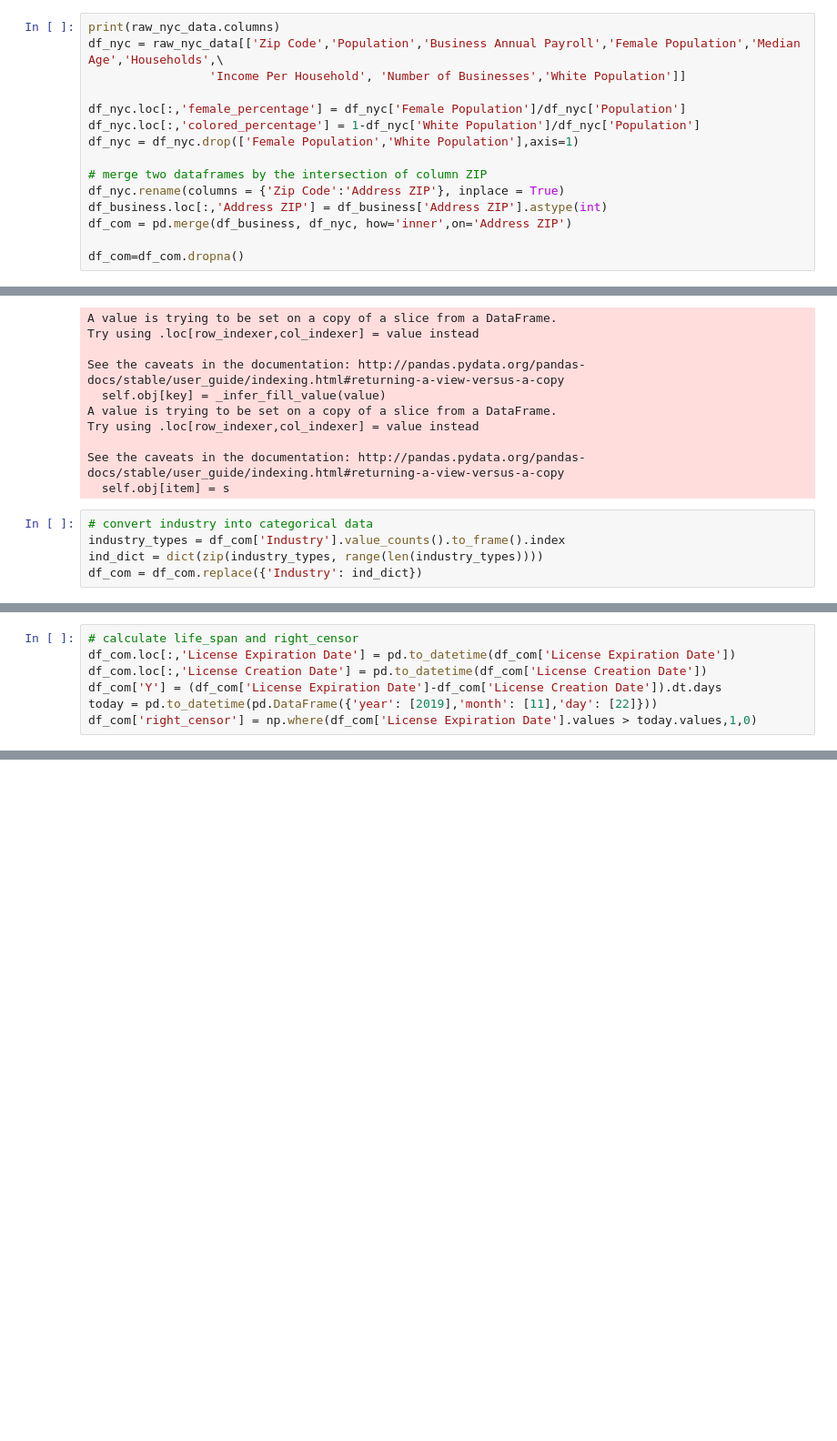
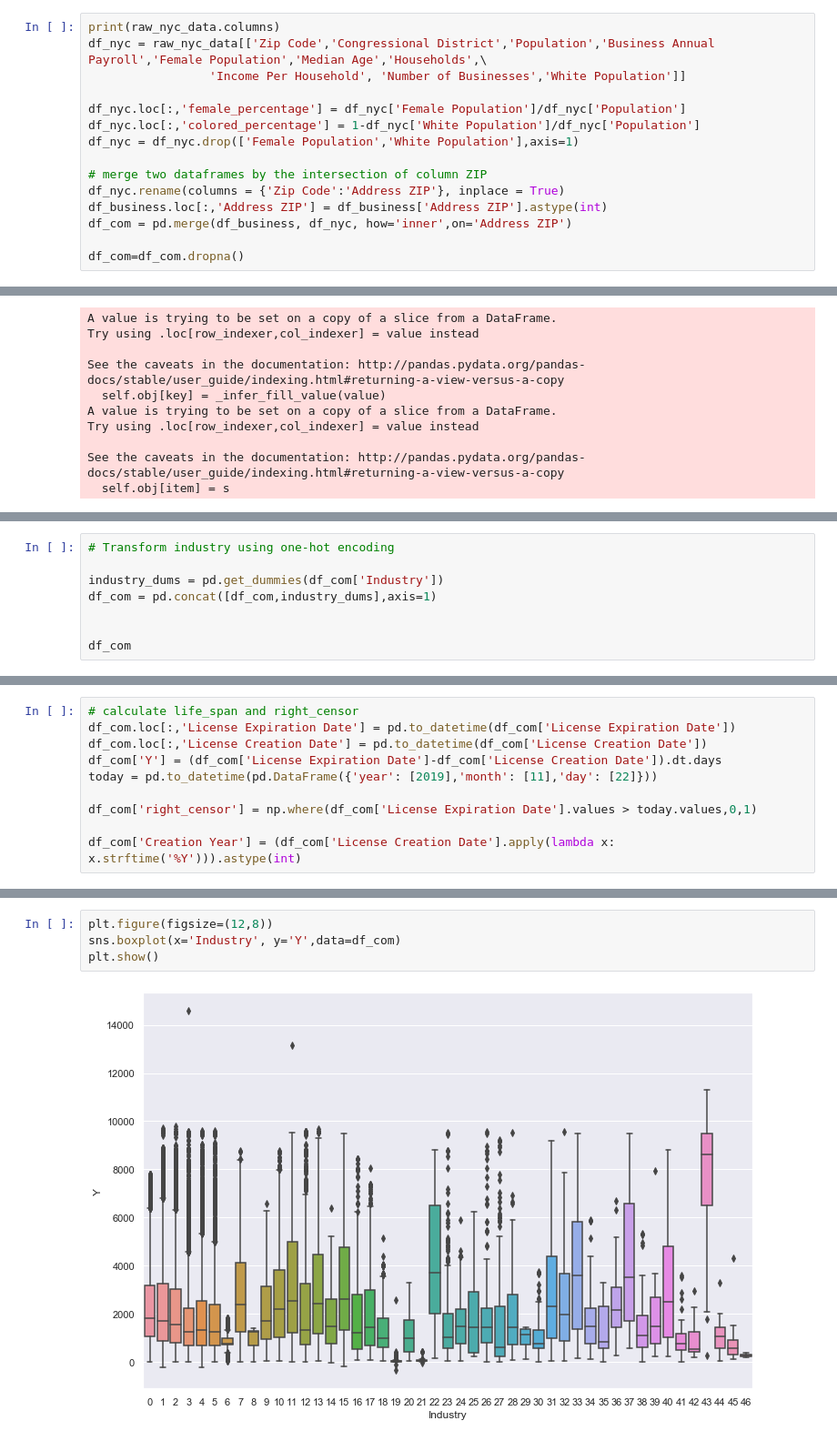
Before and after one commit to ccpokxii/NYC-Company-Survival-Analysis, a Jupyter notebook: Cox_regression.ipynb, the cells around one changed output, grey strips where cells are left out. Shown at 91% size. Drawn from its saved outputs; the diff is of its cells as text; blank space fills up the shorter version.

```diff
--- a/Cox_regression.ipynb
+++ b/Cox_regression.ipynb
@@ -23,7 +40,7 @@ df_business = df_business[['License Expiration Date','License Status', 'License
 df_business = df_business.dropna()
 # %%
 print(raw_nyc_data.columns)
-df_nyc = raw_nyc_data[['Zip Code','Population','Business Annual Payroll','Female Population','Median Age','Households',\
+df_nyc = raw_nyc_data[['Zip Code','Congressional District','Population','Business Annual Payroll','Female Population','Median Age','Households',\
                  'Income Per Household', 'Number of Businesses','White Population']]
 
 df_nyc.loc[:,'female_percentage'] = df_nyc['Female Population']/df_nyc['Population']
@@ -66,8 +83,3 @@ Try using .loc[row_indexer,col_indexer] = value instead
 
 See the caveats in the documentation: http://pandas.pydata.org/pandas-docs/stable/user_guide/indexing.html#returning-a-view-versus-a-copy
   self.obj[item] = s
-# %%
-# convert industry into categorical data
-industry_types = df_com['Industry'].value_counts().to_frame().index
-ind_dict = dict(zip(industry_types, range(len(industry_types))))
-df_com = df_com.replace({'Industry': ind_dict})
@@ -73,0 +98,8 @@ df_com = df_com.replace({'Industry': ind_dict})
+# %%
+# Transform industry using one-hot encoding
+
+industry_dums = pd.get_dummies(df_com['Industry'])
+df_com = pd.concat([df_com,industry_dums],axis=1)
+
+
+df_com
@@ -77,4 +123,7 @@ df_com.loc[:,'License Expiration Date'] = pd.to_datetime(df_com['License Expirat
 df_com.loc[:,'License Creation Date'] = pd.to_datetime(df_com['License Creation Date'])
 df_com['Y'] = (df_com['License Expiration Date']-df_com['License Creation Date']).dt.days
 today = pd.to_datetime(pd.DataFrame({'year': [2019],'month': [11],'day': [22]}))
-df_com['right_censor'] = np.where(df_com['License Expiration Date'].values > today.values,1,0)
+
+df_com['right_censor'] = np.where(df_com['License Expiration Date'].values > today.values,0,1)
+
+df_com['Creation Year'] = (df_com['License Creation Date'].apply(lambda x: x.strftime('%Y'))).astype(int)
@@ -101,0 +130,6 @@ df_com
+# %%
+plt.figure(figsize=(12,8))
+sns.boxplot(x='Industry', y='Y',data=df_com)
+plt.show()
+# %% [output]
+[figure, added]
```
Also changed, not shown: parts of 22 cells of this notebook.
